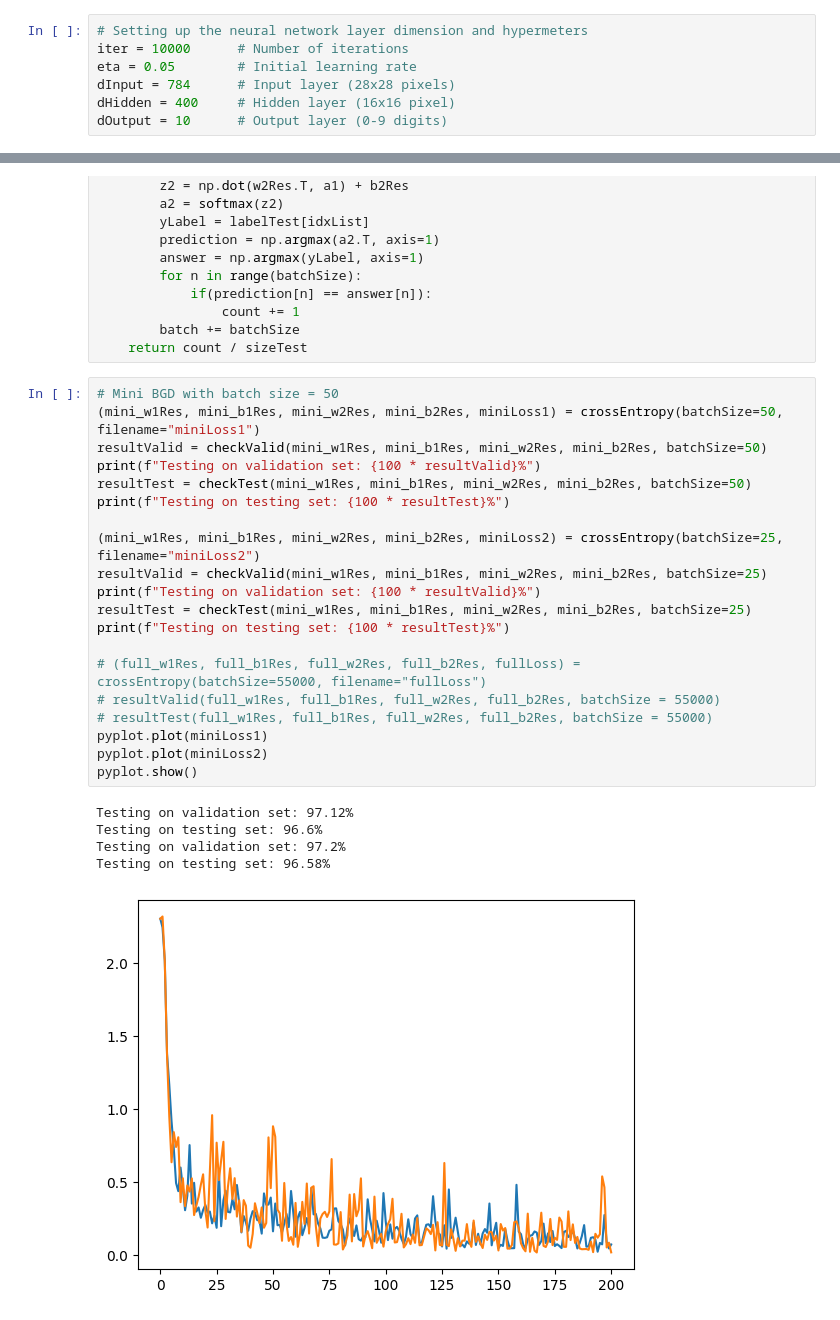
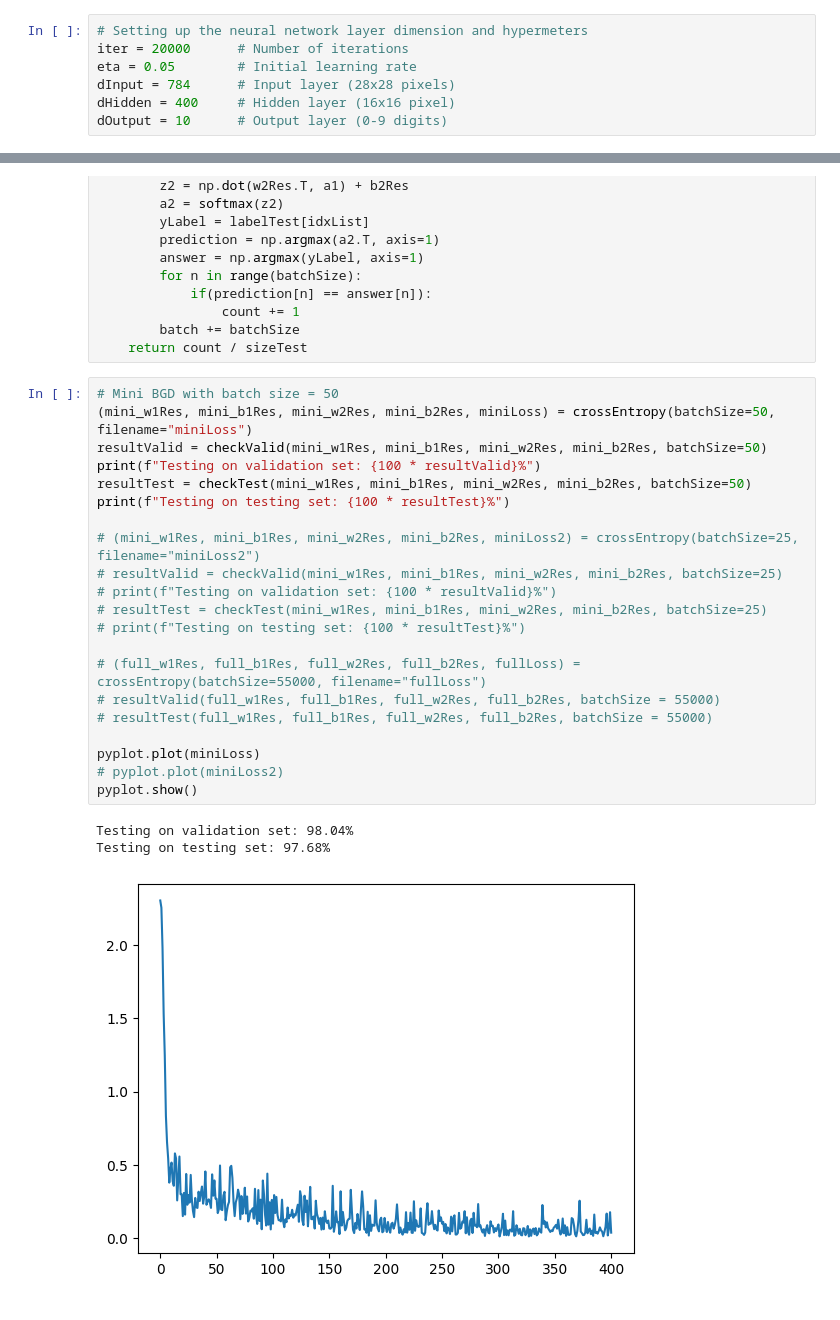
Before and after one commit to TheNMD/ai-project, a Jupyter notebook: digitreg.ipynb, the cells around one changed output, grey strips where cells are left out. Saved outputs shown, nothing was run; the diff lists cells and outputs as text.

```diff
--- a/digitreg.ipynb
+++ b/digitreg.ipynb
@@ -63,7 +63,7 @@ imageTrain = preprocessing.normalize(imageTrain, norm="max")
 labelTrain = tf.keras.utils.to_categorical(labelTrainRaw, num_classes=10)
 # %%
 # Setting up the neural network layer dimension and hypermeters
-iter = 10000      # Number of iterations
+iter = 20000      # Number of iterations
 eta = 0.05        # Initial learning rate
 dInput = 784      # Input layer (28x28 pixels)
 dHidden = 400     # Hidden layer (16x16 pixel)
@@ -183,27 +183,26 @@ def checkTest(w1Res, b1Res, w2Res, b2Res, batchSize):
     return count / sizeTest
 # %%
 # Mini BGD with batch size = 50
-(mini_w1Res, mini_b1Res, mini_w2Res, mini_b2Res, miniLoss1) = crossEntropy(batchSize=50, filename="miniLoss1")
+(mini_w1Res, mini_b1Res, mini_w2Res, mini_b2Res, miniLoss) = crossEntropy(batchSize=50, filename="miniLoss")
 resultValid = checkValid(mini_w1Res, mini_b1Res, mini_w2Res, mini_b2Res, batchSize=50)
 print(f"Testing on validation set: {100 * resultValid}%")
 resultTest = checkTest(mini_w1Res, mini_b1Res, mini_w2Res, mini_b2Res, batchSize=50)
 print(f"Testing on testing set: {100 * resultTest}%")
 
-(mini_w1Res, mini_b1Res, mini_w2Res, mini_b2Res, miniLoss2) = crossEntropy(batchSize=25, filename="miniLoss2")
-resultValid = checkValid(mini_w1Res, mini_b1Res, mini_w2Res, mini_b2Res, batchSize=25)
-print(f"Testing on validation set: {100 * resultValid}%")
-resultTest = checkTest(mini_w1Res, mini_b1Res, mini_w2Res, mini_b2Res, batchSize=25)
-print(f"Testing on testing set: {100 * resultTest}%")
+# (mini_w1Res, mini_b1Res, mini_w2Res, mini_b2Res, miniLoss2) = crossEntropy(batchSize=25, filename="miniLoss2")
+# resultValid = checkValid(mini_w1Res, mini_b1Res, mini_w2Res, mini_b2Res, batchSize=25)
+# print(f"Testing on validation set: {100 * resultValid}%")
+# resultTest = checkTest(mini_w1Res, mini_b1Res, mini_w2Res, mini_b2Res, batchSize=25)
+# print(f"Testing on testing set: {100 * resultTest}%")
 
 # (full_w1Res, full_b1Res, full_w2Res, full_b2Res, fullLoss) = crossEntropy(batchSize=55000, filename="fullLoss")
 # resultValid(full_w1Res, full_b1Res, full_w2Res, full_b2Res, batchSize = 55000)
 # resultTest(full_w1Res, full_b1Res, full_w2Res, full_b2Res, batchSize = 55000)
-pyplot.plot(miniLoss1)
-pyplot.plot(miniLoss2)
+
+pyplot.plot(miniLoss)
+# pyplot.plot(miniLoss2)
 pyplot.show()
 # %% [output]
-Testing on validation set: 97.12%
-Testing on testing set: 96.6%
-Testing on validation set: 97.2%
-Testing on testing set: 96.58%
+Testing on validation set: 98.04%
+Testing on testing set: 97.68%
-[figure, old version]
+[figure, new version]
```
Also changed, not shown: 3 other files.
